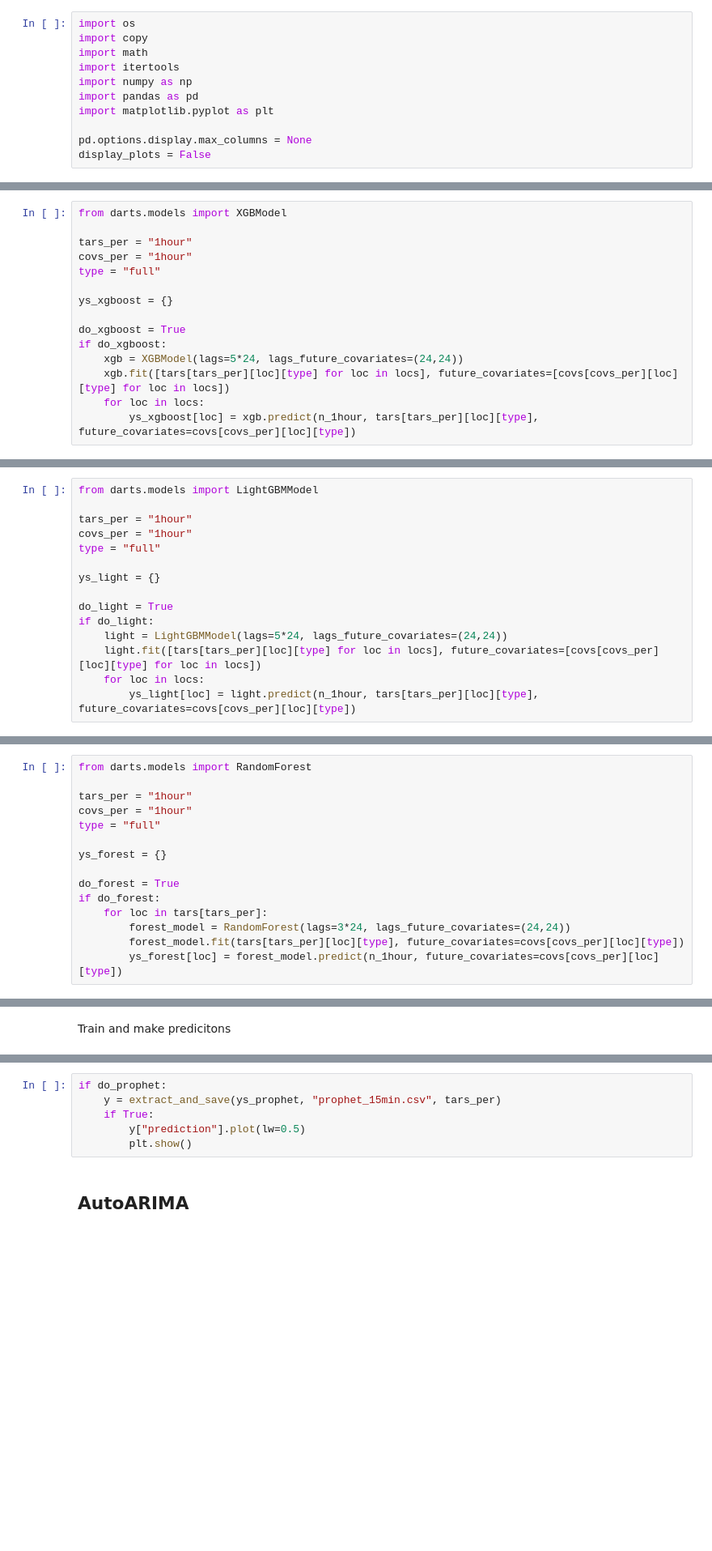
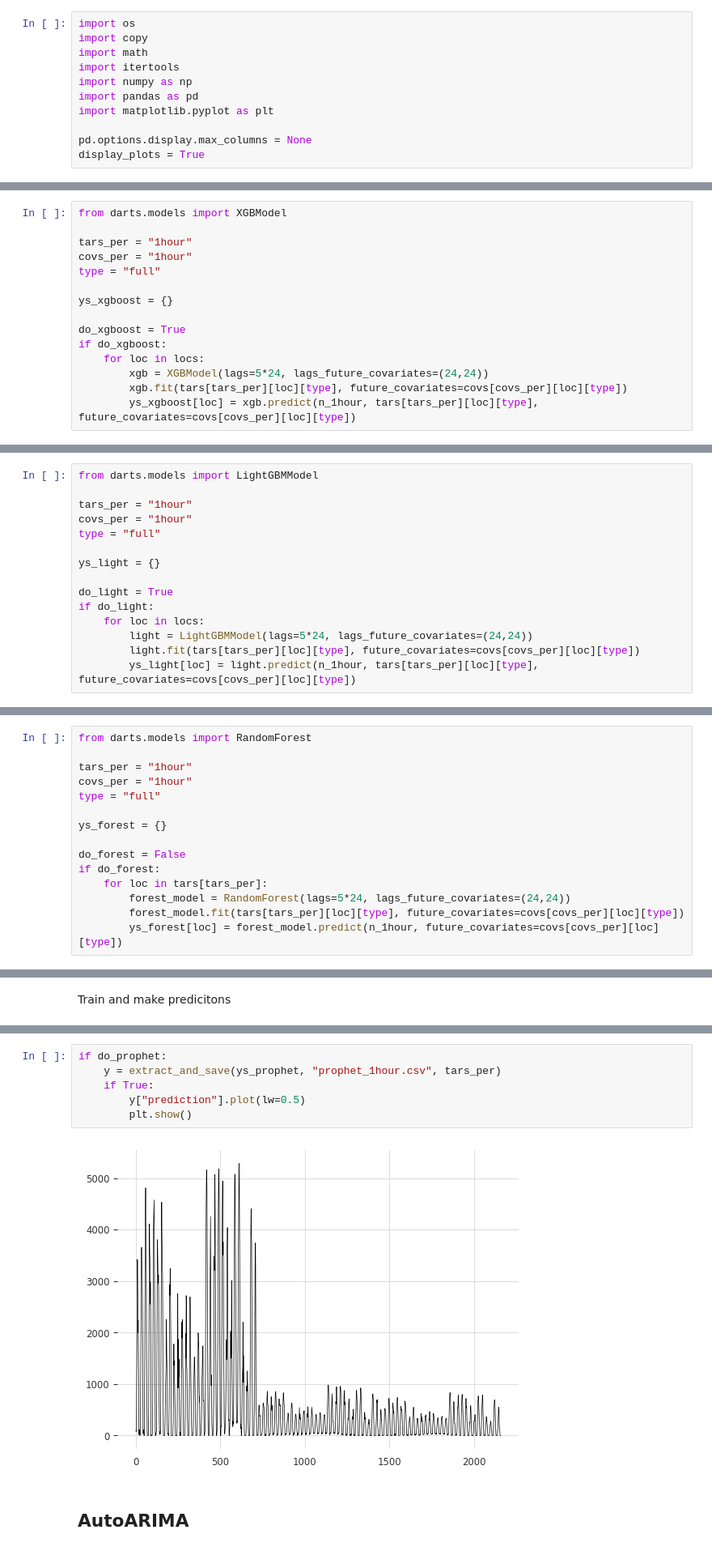
Before and after one commit to jkbch/machine_learning_exam, a Jupyter notebook: Jakob_notebook.ipynb, the cells around one changed output, grey strips where cells are left out. Shown at 81% size. Cells and saved outputs as stored; diff of their text form; blank space fills up the shorter version.

```diff
--- a/Jakob_notebook.ipynb
+++ b/Jakob_notebook.ipynb
@@ -16,7 +34,7 @@ import pandas as pd
 import matplotlib.pyplot as plt
 
 pd.options.display.max_columns = None
-display_plots = False
+display_plots = True
 # %% [markdown]
 Load data
 # %%
@@ -1045,9 +1126,9 @@ ys_xgboost = {}
 
 do_xgboost = True
 if do_xgboost:
-    xgb = XGBModel(lags=5*24, lags_future_covariates=(24,24))
-    xgb.fit([tars[tars_per][loc][type] for loc in locs], future_covariates=[covs[covs_per][loc][type] for loc in locs])
     for loc in locs:
+        xgb = XGBModel(lags=5*24, lags_future_covariates=(24,24))
+        xgb.fit(tars[tars_per][loc][type], future_covariates=covs[covs_per][loc][type])
         ys_xgboost[loc] = xgb.predict(n_1hour, tars[tars_per][loc][type], future_covariates=covs[covs_per][loc][type])
 # %%
 if do_xgboost:
@@ -1070,7 +1153,7 @@ ys_light = {}
 
 do_light = True
 if do_light:
-    light = LightGBMModel(lags=5*24, lags_future_covariates=(24,24))
-    light.fit([tars[tars_per][loc][type] for loc in locs], future_covariates=[covs[covs_per][loc][type] for loc in locs])
     for loc in locs:
+        light = LightGBMModel(lags=5*24, lags_future_covariates=(24,24))
+        light.fit(tars[tars_per][loc][type], future_covariates=covs[covs_per][loc][type])
         ys_light[loc] = light.predict(n_1hour, tars[tars_per][loc][type], future_covariates=covs[covs_per][loc][type])
@@ -1093,10 +1194,10 @@ type = "full"
 
 ys_forest = {}
 
-do_forest = True
+do_forest = False
 if do_forest:
     for loc in tars[tars_per]:
-        forest_model = RandomForest(lags=3*24, lags_future_covariates=(24,24))
+        forest_model = RandomForest(lags=5*24, lags_future_covariates=(24,24))
         forest_model.fit(tars[tars_per][loc][type], future_covariates=covs[covs_per][loc][type])
         ys_forest[loc] = forest_model.predict(n_1hour, future_covariates=covs[covs_per][loc][type])
 # %%
@@ -1127,9 +1235,11 @@ if do_prophet:
 # %%
 if do_prophet:
-    y = extract_and_save(ys_prophet, "prophet_15min.csv", tars_per)
+    y = extract_and_save(ys_prophet, "prophet_1hour.csv", tars_per)
     if True:
         y["prediction"].plot(lw=0.5)
         plt.show()
+# %% [output]
+[figure, added]
 # %% [markdown]
 ## AutoARIMA
 # %% [markdown]
```
Also changed, not shown: parts of 25 cells of this notebook, 12 other files.
